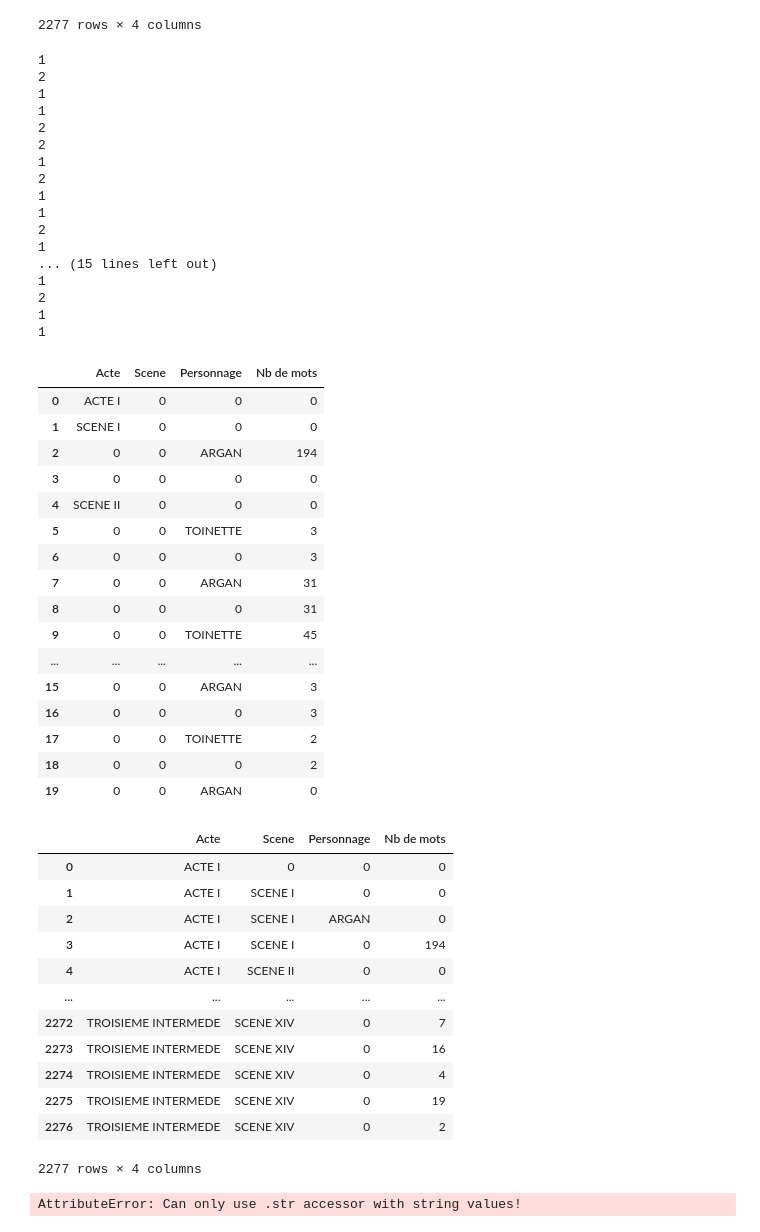
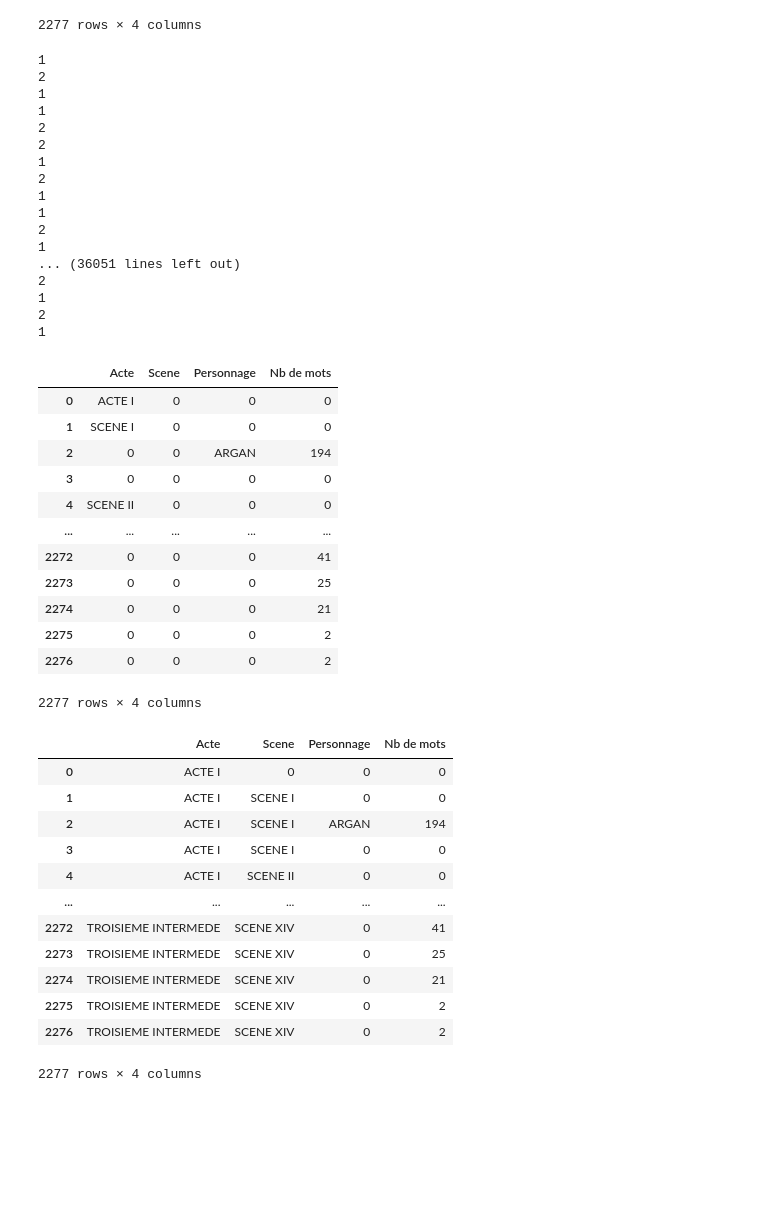
Before and after one commit to Antoine1608/TH-NL-P1-Decoupage_des_roles_d_une_piece_de_theatre, a Jupyter notebook: compte_mots.ipynb, the cells around one changed output. Drawn from its saved outputs; the diff is of its cells as text; code cells hidden in the pictures; blank space fills up the shorter version.

Commit message:
re-finalisation tableau de charge

```diff
--- a/compte_mots.ipynb
+++ b/compte_mots.ipynb
@@ -155,7 +167,7 @@ dfr
 # Mise en forme du tableau
 # total du nombre de mots à chaque personnage
 
-dfr = dfr[0:20]
+#dfr = dfr[0:20]
 for r in dfr.index:
     # si la cellule contien un nom
     if dfr.iloc[r, 2] != '0':
@@ -174,46 +186,42 @@ for r in dfr.index:
                     dfr.iloc[r, 3] = cw
                     i += 1
                 else:
                     # sinon sortir de la boucle while
                     break
             except:
                 break
 dfr
 # %% [output]
 1
 2
 1
 1
 2
 2
 1
 2
 1
 1
 2
 1
-... (15 lines left out)
+... (36051 lines left out)
+2
 1
 2
 1
-1
 |  | Acte | Scene | Personnage | Nb de mots |
 | 0 | ACTE I | 0 | 0 | 0 |
 | 1 | SCENE I | 0 | 0 | 0 |
 | 2 | 0 | 0 | ARGAN | 194 |
 | 3 | 0 | 0 | 0 | 0 |
 | 4 | SCENE II | 0 | 0 | 0 |
-| 5 | 0 | 0 | TOINETTE | 3 |
-| 6 | 0 | 0 | 0 | 3 |
-| 7 | 0 | 0 | ARGAN | 31 |
-| 8 | 0 | 0 | 0 | 31 |
-| 9 | 0 | 0 | TOINETTE | 45 |
 | ... | ... | ... | ... | ... |
-| 15 | 0 | 0 | ARGAN | 3 |
-| 16 | 0 | 0 | 0 | 3 |
-| 17 | 0 | 0 | TOINETTE | 2 |
-| 18 | 0 | 0 | 0 | 2 |
-| 19 | 0 | 0 | ARGAN | 0 |
+| 2272 | 0 | 0 | 0 | 41 |
+| 2273 | 0 | 0 | 0 | 25 |
+| 2274 | 0 | 0 | 0 | 21 |
+| 2275 | 0 | 0 | 0 | 2 |
+| 2276 | 0 | 0 | 0 | 2 |
+2277 rows × 4 columns
 # %%
 dfrr=dfr.copy()
 # %%
@@ -241,17 +249,13 @@ dfr
 |  | Acte | Scene | Personnage | Nb de mots |
 | 0 | ACTE I | 0 | 0 | 0 |
 | 1 | ACTE I | SCENE I | 0 | 0 |
-| 2 | ACTE I | SCENE I | ARGAN | 0 |
-| 3 | ACTE I | SCENE I | 0 | 194 |
+| 2 | ACTE I | SCENE I | ARGAN | 194 |
+| 3 | ACTE I | SCENE I | 0 | 0 |
 | 4 | ACTE I | SCENE II | 0 | 0 |
 | ... | ... | ... | ... | ... |
-| 2272 | TROISIEME INTERMEDE | SCENE XIV | 0 | 7 |
-| 2273 | TROISIEME INTERMEDE | SCENE XIV | 0 | 16 |
-| 2274 | TROISIEME INTERMEDE | SCENE XIV | 0 | 4 |
-| 2275 | TROISIEME INTERMEDE | SCENE XIV | 0 | 19 |
+| 2272 | TROISIEME INTERMEDE | SCENE XIV | 0 | 41 |
+| 2273 | TROISIEME INTERMEDE | SCENE XIV | 0 | 25 |
+| 2274 | TROISIEME INTERMEDE | SCENE XIV | 0 | 21 |
+| 2275 | TROISIEME INTERMEDE | SCENE XIV | 0 | 2 |
 | 2276 | TROISIEME INTERMEDE | SCENE XIV | 0 | 2 |
 2277 rows × 4 columns
-# %%
-dfr.iloc[:,2] = dfr.iloc[:,2].str.replace('\W', '', regex=True)
-# %% [output]
-AttributeError: Can only use .str accessor with string values!
```
Also changed, not shown: parts of 21 cells of this notebook.
